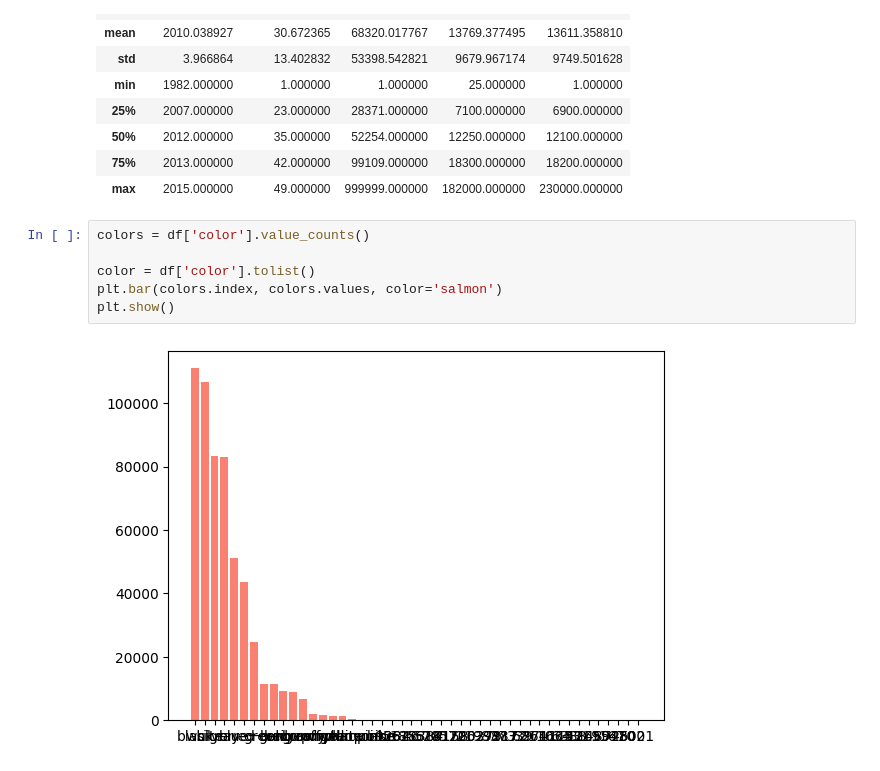
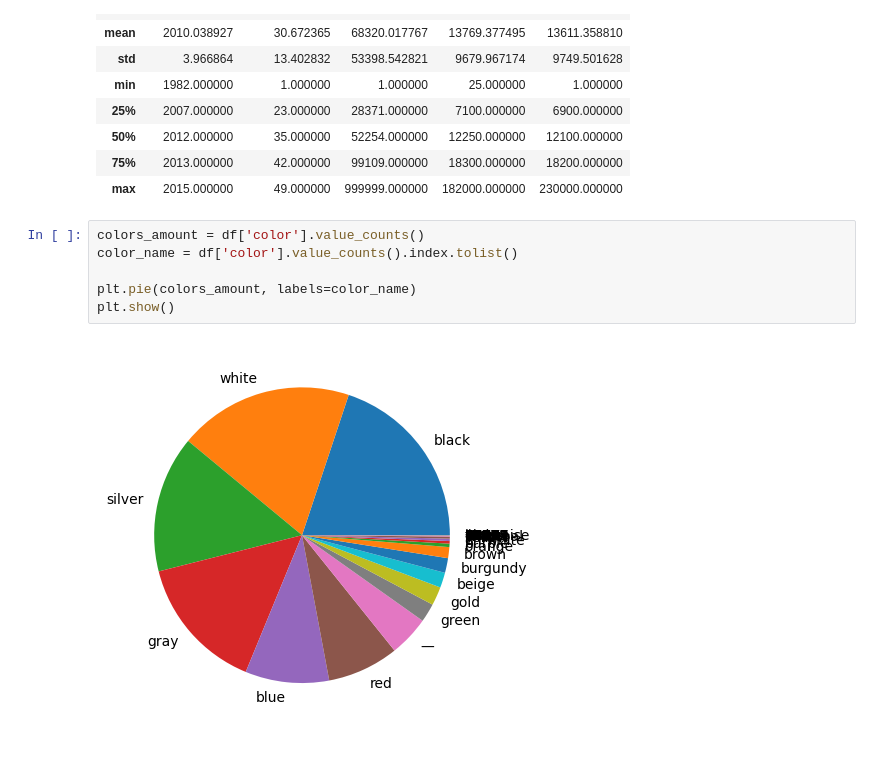
Before and after one commit to PavloKukurik/Car_prices_research, a Jupyter notebook: proj_test.ipynb, the cells around one changed output. Saved outputs shown, nothing was run; the diff lists cells and outputs as text.

Commit message:
pie chart

```diff
--- a/proj_test.ipynb
+++ b/proj_test.ipynb
@@ -38,10 +37,10 @@ df.describe()
 | 75% | 2013.000000 | 42.000000 | 99109.000000 | 18300.000000 | 18200.000000 |
 | max | 2015.000000 | 49.000000 | 999999.000000 | 182000.000000 | 230000.000000 |
 # %%
-colors = df['color'].value_counts()
+colors_amount = df['color'].value_counts()
+color_name = df['color'].value_counts().index.tolist()
 
-color = df['color'].tolist()
-plt.bar(colors.index, colors.values, color='salmon')
+plt.pie(colors_amount, labels=color_name)
 plt.show()
 # %% [output]
-[figure, old version]
+[figure, new version]
```
Also changed, not shown: parts of 2 cells of this notebook.
